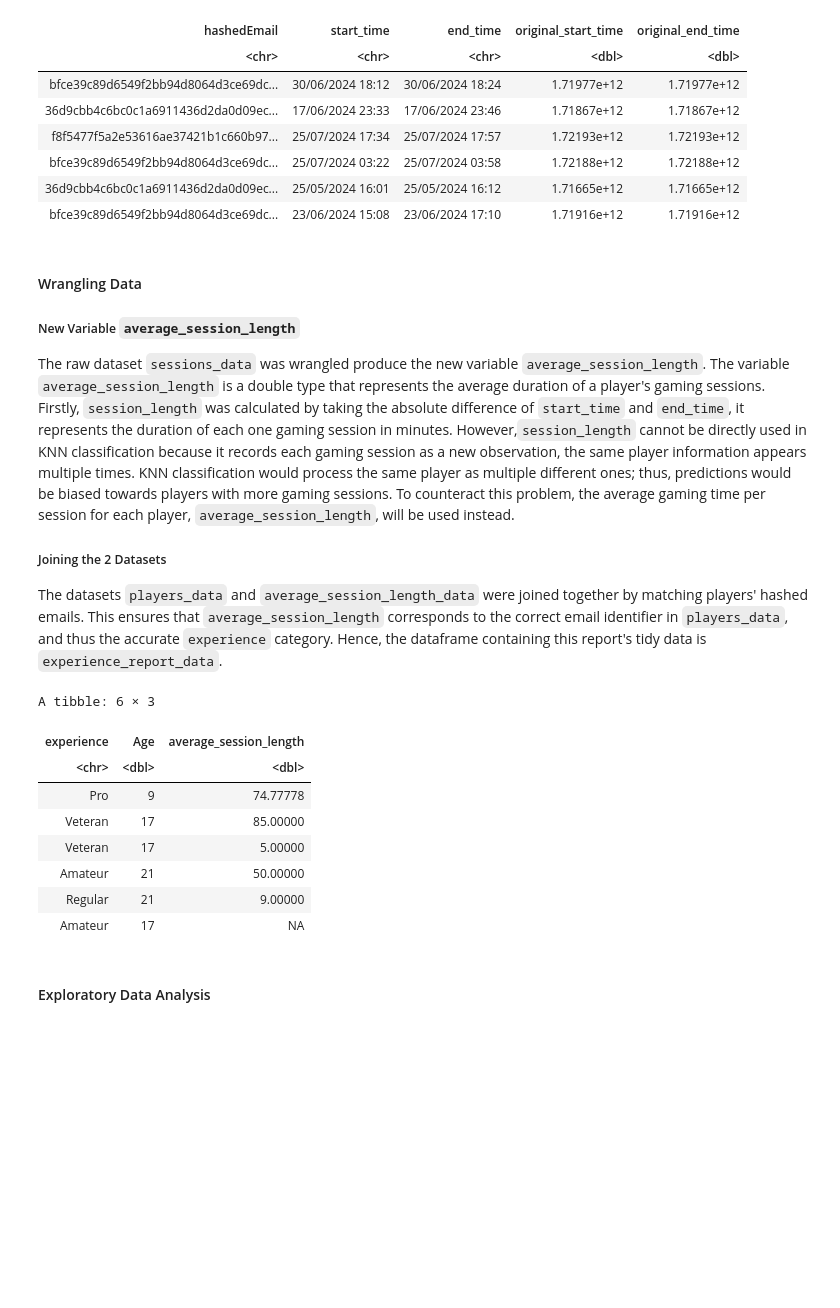
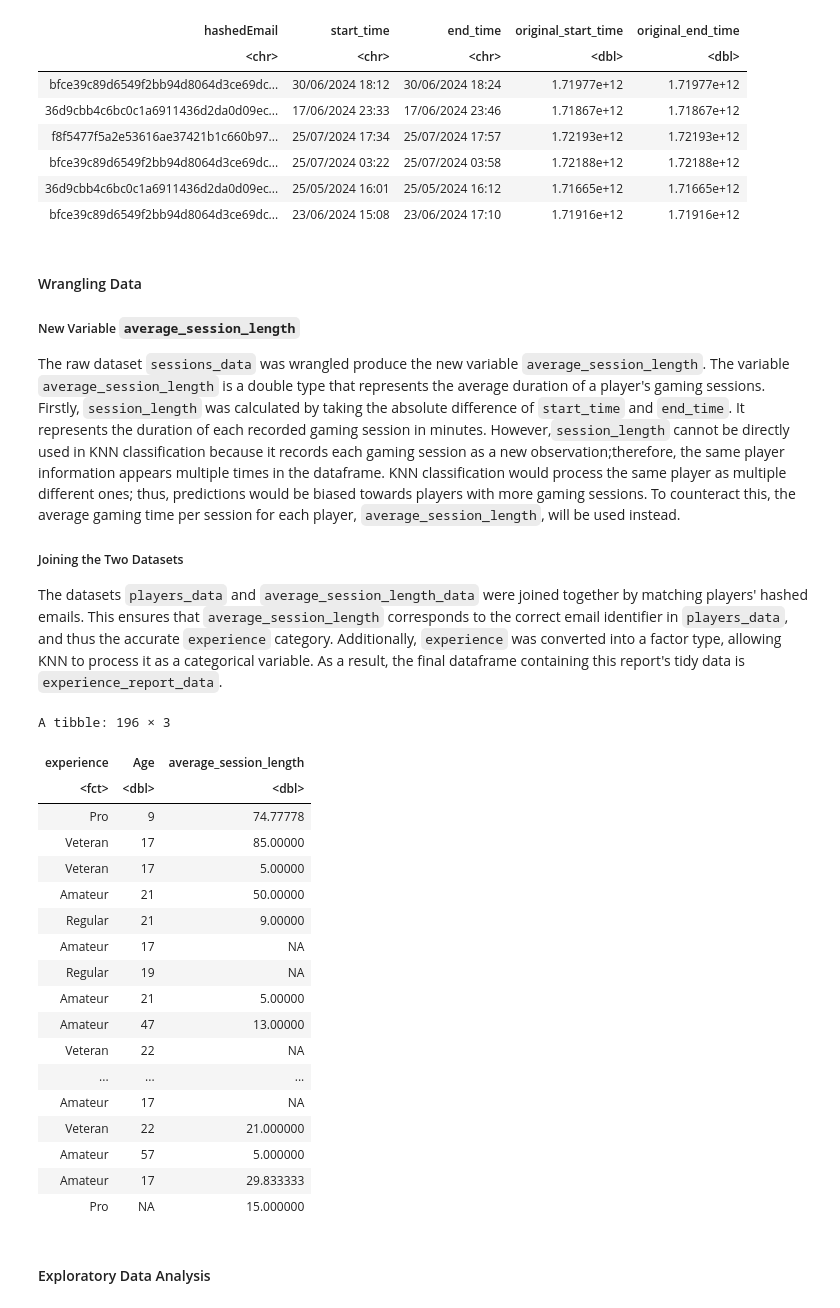
Before and after one commit to vckytn22/DSCI-100-Final-Report-Group-Project-004-27-, a Jupyter notebook: final_report_004_27.ipynb, the cells around one changed output. Cells and saved outputs as stored; diff of their text form; code cells hidden in the pictures; blank space fills up the shorter version.

```diff
--- a/final_report_004_27.ipynb
+++ b/final_report_004_27.ipynb
@@ -156,36 +138,48 @@ A tibble: 6 × 5
 # %% [markdown]
 #### Wrangling Data
 ##### New Variable `average_session_length`
-The raw dataset `sessions_data` was wrangled produce the new variable `average_session_length`. The variable `average_session_length` is a double type that represents the average duration of a player's gaming sessions. Firstly, `session_length` was calculated by taking the absolute difference of `start_time` and `end_time`, it represents the duration of each one gaming session in minutes. However,`session_length` cannot be directly used in KNN classification because it records
-each gaming session as a new observation, the same player information appears multiple times. KNN classification would process the same player as multiple different ones; thus, predictions would be biased towards players with more gaming sessions. To counteract this problem, the average gaming time per session for each player, `average_session_length`, will be used instead.
-##### Joining the 2 Datasets
-The datasets `players_data` and `average_session_length_data` were joined together by matching players' hashed emails. This ensures that `average_session_length` corresponds to the correct email identifier in `players_data`, and thus the accurate `experience` category. Hence, the dataframe containing this report's tidy data is `experience_report_data`.
+
+The raw dataset `sessions_data` was wrangled produce the new variable `average_session_length`. The variable `average_session_length` is a double type that represents the average duration of a player's gaming sessions. Firstly, `session_length` was calculated by taking the absolute difference of `start_time` and `end_time`. It represents the duration of each recorded gaming session in minutes. However,`session_length` cannot be directly used in KNN classification because it records
+each gaming session as a new observation;therefore, the same player information appears multiple times in the dataframe. KNN classification would process the same player as multiple different ones; thus, predictions would be biased towards players with more gaming sessions. To counteract this, the average gaming time per session for each player, `average_session_length`, will be used instead.
+##### Joining the Two Datasets
+The datasets `players_data` and `average_session_length_data` were joined together by matching players' hashed emails. This ensures that `average_session_length` corresponds to the correct email identifier in `players_data`, and thus the accurate `experience` category. Additionally, `experience` was converted into a factor type, allowing KNN to process it as a categorical variable. As a result, the final dataframe containing this report's tidy data is `experience_report_data`.
 # %%
 sessions_data_converted <- sessions_data |>
     mutate(
     start_time = dmy_hm(start_time),
     end_time = dmy_hm(end_time))
 session_length_data <- sessions_data_converted |>
     mutate(session_length = as.numeric(difftime(end_time, start_time, units = "mins")))
 
 average_session_length_data <- session_length_data |>
     group_by(hashedEmail) |>
     summarize(average_session_length = mean(session_length, na.rm = TRUE))
 
 experience_report_data <- players_data |>
     left_join(average_session_length_data, by = "hashedEmail") |>
+    mutate(experience = as.factor(experience)) |>
     select(experience, Age, average_session_length)
-head(experience_report_data)
+experience_report_data
 # %% [output]
-A tibble: 6 × 3
+A tibble: 196 × 3
 | experience | Age | average_session_length |
-| <chr> | <dbl> | <dbl> |
+| <fct> | <dbl> | <dbl> |
 | Pro | 9 | 74.77778 |
 | Veteran | 17 | 85.00000 |
 | Veteran | 17 | 5.00000 |
 | Amateur | 21 | 50.00000 |
 | Regular | 21 | 9.00000 |
 | Amateur | 17 | NA |
+| Regular | 19 | NA |
+| Amateur | 21 | 5.00000 |
+| Amateur | 47 | 13.00000 |
+| Veteran | 22 | NA |
+| ... | ... | ... |
+| Amateur | 17 | NA |
+| Veteran | 22 | 21.000000 |
+| Amateur | 57 | 5.000000 |
+| Amateur | 17 | 29.833333 |
+| Pro | NA | 15.000000 |
 # %% [markdown]
 #### Exploratory Data Analysis
 # %%
```
Also changed, not shown: parts of 10 cells of this notebook.
